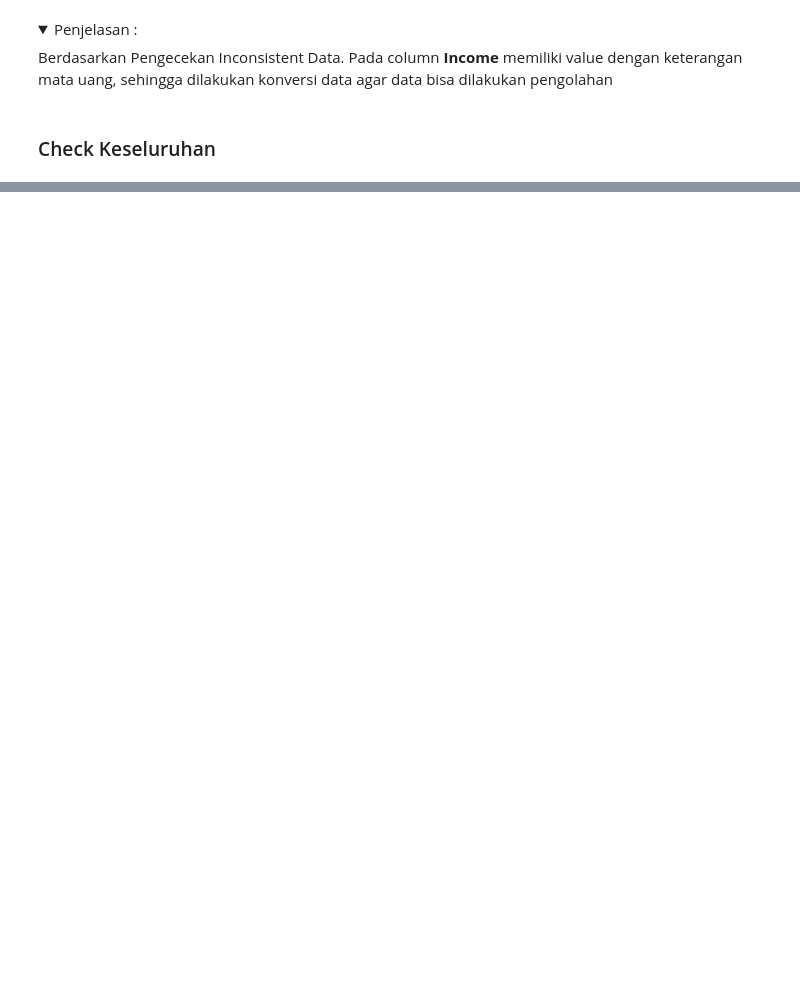
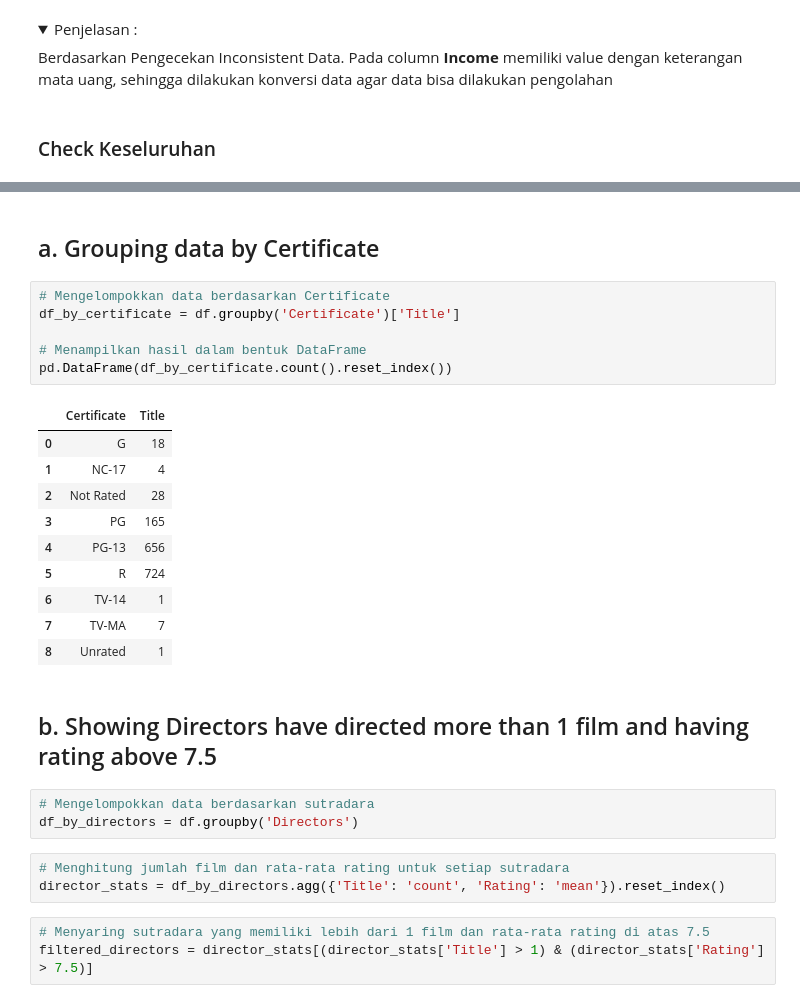
Before and after one commit to MRendiks/Indicator-BackendTest, a Jupyter notebook: Test_Tambahan_Backend/src/no_4/Analytic_Data.ipynb, the cells around one changed output, grey strips where cells are left out. Cells and saved outputs as stored; diff of their text form; folded sections open; blank space fills up the shorter version.

```diff
--- a/Test_Tambahan_Backend/src/no_4/Analytic_Data.ipynb
+++ b/Test_Tambahan_Backend/src/no_4/Analytic_Data.ipynb
@@ -322,0 +329,30 @@ Column 'Certificate' has inconsistent data: ['PG-13' 'PG' 'R' 'Not Rated' 'Unrat
+# %% [markdown]
+## a. Grouping data by Certificate
+# %%
+# Mengelompokkan data berdasarkan Certificate
+df_by_certificate = df.groupby('Certificate')['Title']
+
+# Menampilkan hasil dalam bentuk DataFrame
+pd.DataFrame(df_by_certificate.count().reset_index())
+# %% [output]
+|  | Certificate | Title |
+| 0 | G | 18 |
+| 1 | NC-17 | 4 |
+| 2 | Not Rated | 28 |
+| 3 | PG | 165 |
+| 4 | PG-13 | 656 |
+| 5 | R | 724 |
+| 6 | TV-14 | 1 |
+| 7 | TV-MA | 7 |
+| 8 | Unrated | 1 |
+# %% [markdown]
+## b. Showing Directors have directed more than 1 film and having rating above 7.5
+# %%
+# Mengelompokkan data berdasarkan sutradara
+df_by_directors = df.groupby('Directors')
+# %%
+# Menghitung jumlah film dan rata-rata rating untuk setiap sutradara
+director_stats = df_by_directors.agg({'Title': 'count', 'Rating': 'mean'}).reset_index()
+# %%
+# Menyaring sutradara yang memiliki lebih dari 1 film dan rata-rata rating di atas 7.5
+filtered_directors = director_stats[(director_stats['Title'] > 1) & (director_stats['Rating'] > 7.5)]
```
Also changed, not shown: parts of 20 cells of this notebook, 2 other files.
